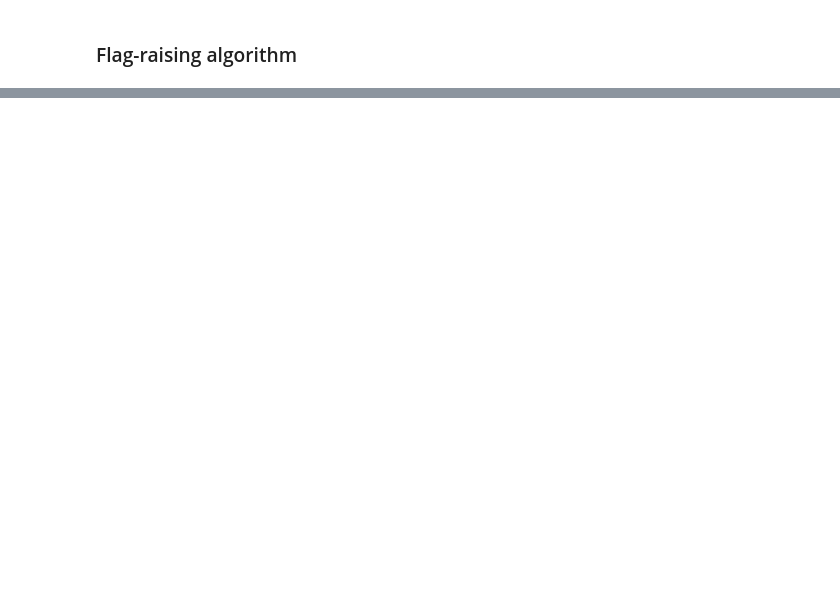
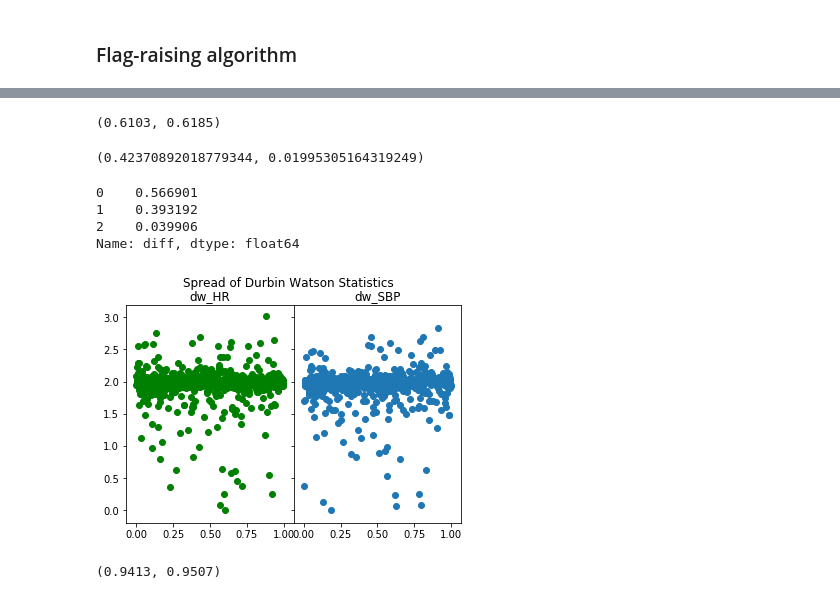
Before and after one commit to PKing70/Sentinel, a Jupyter notebook: VAR/VAR.ipynb, the cells around one changed output, grey strips where cells are left out. Saved outputs shown, nothing was run; the diff lists cells and outputs as text; code cells hidden in the pictures; blank space fills up the shorter version.

```diff
--- a/VAR/VAR.ipynb
+++ b/VAR/VAR.ipynb
@@ -576,8 +351,0 @@ BP rising /falling
-# %%
-#df_train, df_test, df_forecast,df_future = var_model(patients_over_30[81])
-current = df_train[-23:]
-future = df_test
-forecast = df_forecast
-forecast.columns = ['HR','SBP']
-actual = pd.concat([current, future])
-pred = pd.concat([current, forecast])
@@ -647,7 +399,7 @@ def flags(df, report=False):
 
     high_SBP = (df.SBP > 140)
 
-    if np.sum(high_SBP[-15:]) > 7:
+    if np.sum(high_SBP[-7:]) > 3:
         high_BP = True
         flag_message_7 = 'High blood pressure detected.'
     if report == True:
@@ -1155,0 +483,10 @@ df_model[~df_model.patient_uuid.isin(d_patients)].SBP_mape.mean()
+# %%
+# Removing patients due to errors in overwritten data.
+d_patients = list(df_model[df_model.HR_mape > 1].patient_uuid)
+d_patients2 = list(df_flags[df_flags.SBP_error == 0].patient_uuid.unique())
+d_patients3 = list(df_flags[df_flags.HR_error == 0].patient_uuid.unique())
+d_patients = list(pd.Series(d_patients + d_patients2 + d_patients3).unique())
+r_patients = df_model[~df_model.patient_uuid.isin(d_patients)].patient_uuid.unique()
+
+df_model = df_model[df_model.patient_uuid.isin(r_patients)]
+df_flags = df_flags[df_flags.patient_uuid.isin(r_patients)]
@@ -1155,0 +605,8 @@ df_model[~df_model.patient_uuid.isin(d_patients)].SBP_mape.mean()
+# %%
+# Creates dataframe containing the results of the different tests used for VAR.
+test_data = []
+for patient in r_patients:
+    test_results = [patient] + test_var(patient)
+    test_data.append(test_results)
+df_test_metrics = pd.DataFrame(test_data, columns=['patient_uuid', 'SBP_x', 'SBP_y', 'coint_HR', 'coint_SBP', 'diff', 'dw_HR', 'dw_SBP'])
+df_test_metrics.head()
@@ -1155,0 +620,47 @@ df_model[~df_model.patient_uuid.isin(d_patients)].SBP_mape.mean()
+# %%
+# Proportion of patients showing p-values less than 0.05 for Granger's Causality Test.
+prop_SBP_x = np.round(len(df_test_metrics[df_test_metrics.SBP_x < 0.05]) / len(df_test_metrics), 4)
+prop_SBP_y = np.round(len(df_test_metrics[df_test_metrics.SBP_y < 0.05]) / len(df_test_metrics), 4)
+
+prop_SBP_x, prop_SBP_y
+# %% [output]
+(0.6103, 0.6185)
+# %%
+# Mean aggregation of the binary results of the cointegration test.
+agg_coint_HR = np.mean(df_test_metrics.coint_HR)
+agg_coint_SBP = np.mean(df_test_metrics.coint_SBP)
+
+agg_coint_HR, agg_coint_SBP
+# %% [output]
+(0.42370892018779344, 0.01995305164319249)
+# %%
+# Proportion of the number of differentations required to show stationarity.
+df_test_metrics['diff'].value_counts() / len(df_test_metrics)
+# %% [output]
+0    0.566901
+1    0.393192
+2    0.039906
+Name: diff, dtype: float64
+# %%
+# Creates a plot showing the spread of the results of the Durbin Watson Statistic.
+# The x-axis is randomized in order to convert the data from 1-d to 2-d.
+fig, axs = plt.subplots(1, 2, sharex='col', sharey='row',
+                        gridspec_kw={'hspace': 0, 'wspace': 0})
+(ax1, ax2) = axs
+fig.suptitle("Spread of Durbin Watson Statistics")
+ax1.scatter(np.random.rand(len(df_test_metrics.dw_HR)), df_test_metrics.dw_HR, color='g')
+ax1.set_title('dw_HR')
+ax2.scatter(np.random.rand(len(df_test_metrics.dw_SBP)), df_test_metrics.dw_SBP)
+ax2.set_title('dw_SBP')
+for ax in axs.flat:
+    ax.label_outer()
+# %% [output]
+[figure, added]
+# %%
+# Proportion of patients showing output values between 1.
+prop_dw_HR = np.round(len(df_test_metrics[(df_test_metrics.dw_HR < 2.25) & (df_test_metrics.dw_HR > 1.25)]) / len(df_test_metrics), 4)
+prop_dw_SBP = np.round(len(df_test_metrics[(df_test_metrics.dw_SBP < 2.25) & (df_test_metrics.dw_SBP > 1.25)]) / len(df_test_metrics), 4)
+
+prop_dw_HR, prop_dw_SBP
+# %% [output]
+(0.9413, 0.9507)
```
Also changed, not shown: parts of 97 cells of this notebook.
